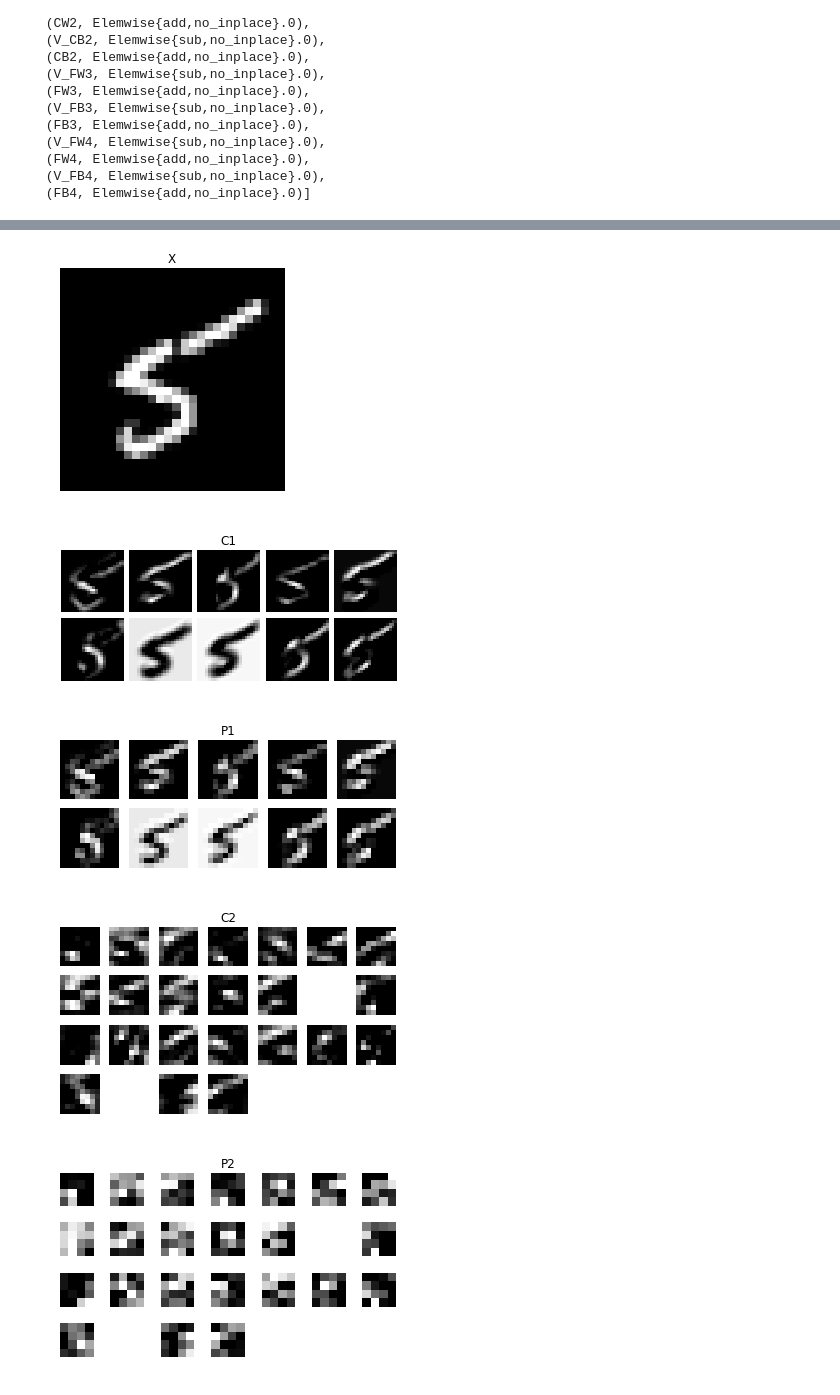
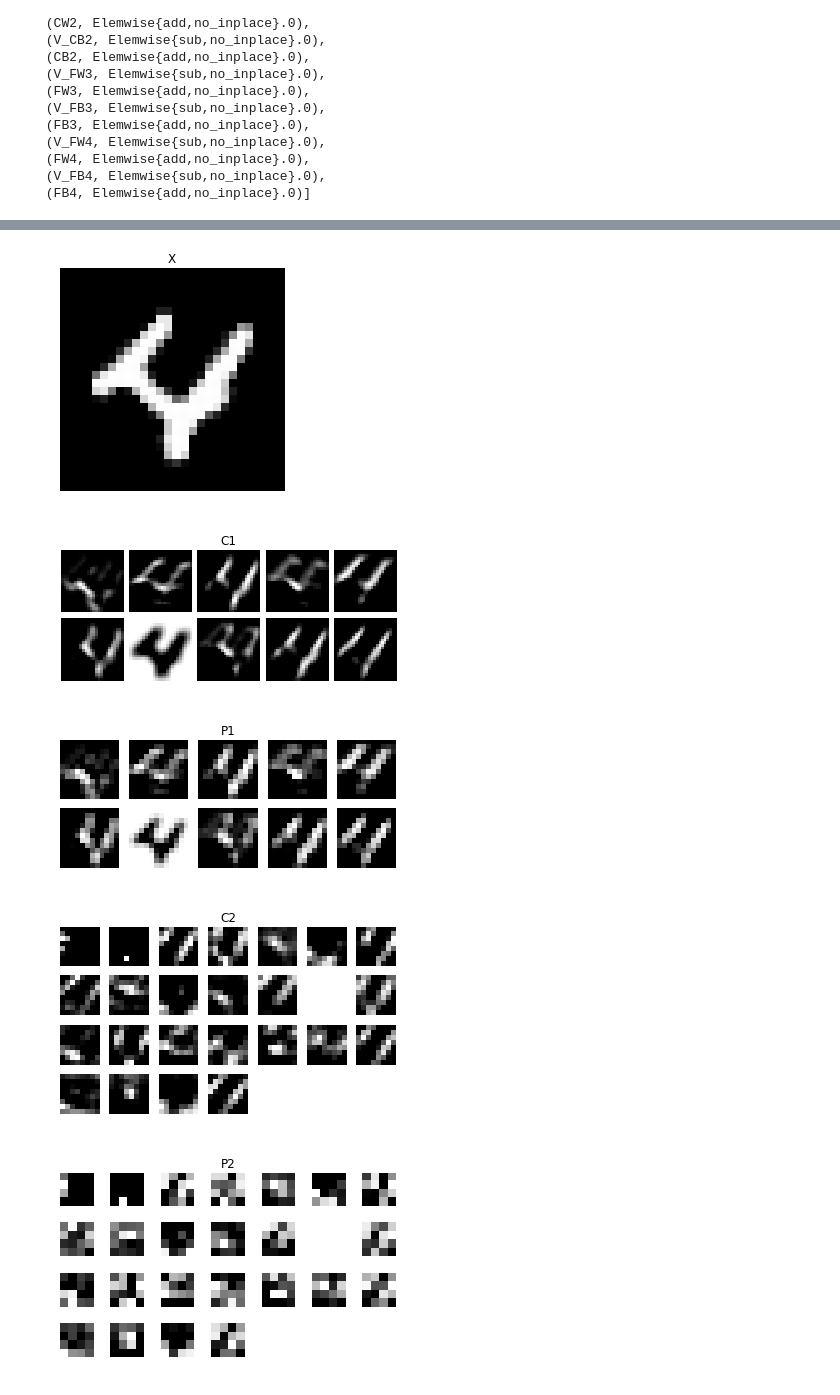
Before and after one commit to mbalicki/kipe10, a Jupyter notebook: 10-convolutions.ipynb, the cells around one changed output, grey strips where cells are left out. Saved outputs shown, nothing was run; the diff lists cells and outputs as text; code cells hidden in the pictures.

```diff
--- a/10-convolutions.ipynb
+++ b/10-convolutions.ipynb
@@ -430,26 +432,22 @@ iii = predict.maker.inputs[0]
 X = iii.variable
 # %%
 # build a function that shows how the network processes an image
-
-middle_layers_computer = theano.function([X], [
-        X,
-        after_C1,
-        after_P1,
-        after_C2,
-        after_P2
-        ])
+middle_layers_computer = theano.function([X], [X,
+                                               after_C1,
+                                               after_P1,
+                                               after_C2,
+                                               after_P2])
 # %%
-img_num=4
+img_num = 5
+middle_layers = middle_layers_computer(X_test_value[img_num : img_num + 1])
 
-middle_layers = middle_layers_computer(X_test_value[img_num:img_num+1])
-
-for ml, name in zip(middle_layers, ['X', 'C1', 'P1', 'C2', 'P2']):
-    plot_mat(ml.transpose(1,0,2,3), cmap='gray')
+for ml, name in zip(middle_layers, ["X", "C1", "P1", "C2", "P2"]):
+    plot_mat(ml.transpose(1, 0, 2, 3), cmap = "gray")
     title(name)
     show()
 # %% [output]
-[figure, old version]
+[figure, new version]
-[figure, old version]
+[figure, new version]
-[figure, old version]
+[figure, new version]
-[figure, old version]
+[figure, new version]
-[figure, old version]
+[figure, new version]
```
Also changed, not shown: parts of 14 cells of this notebook.
